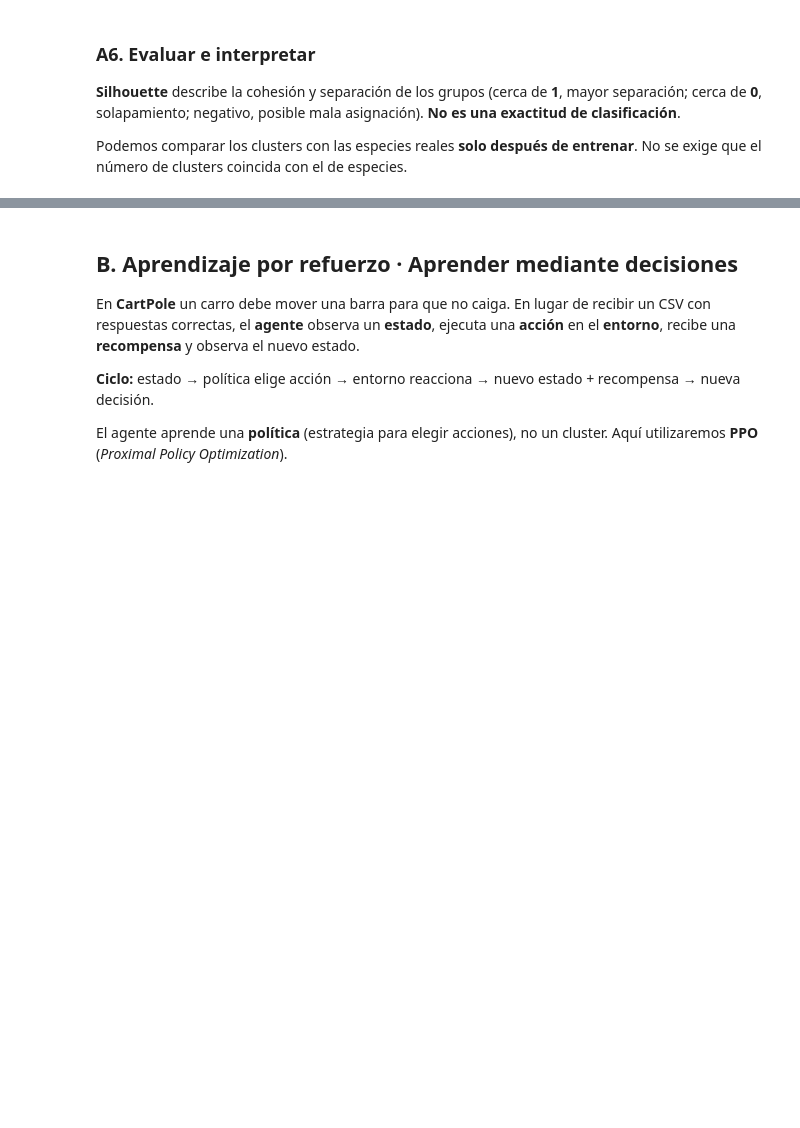
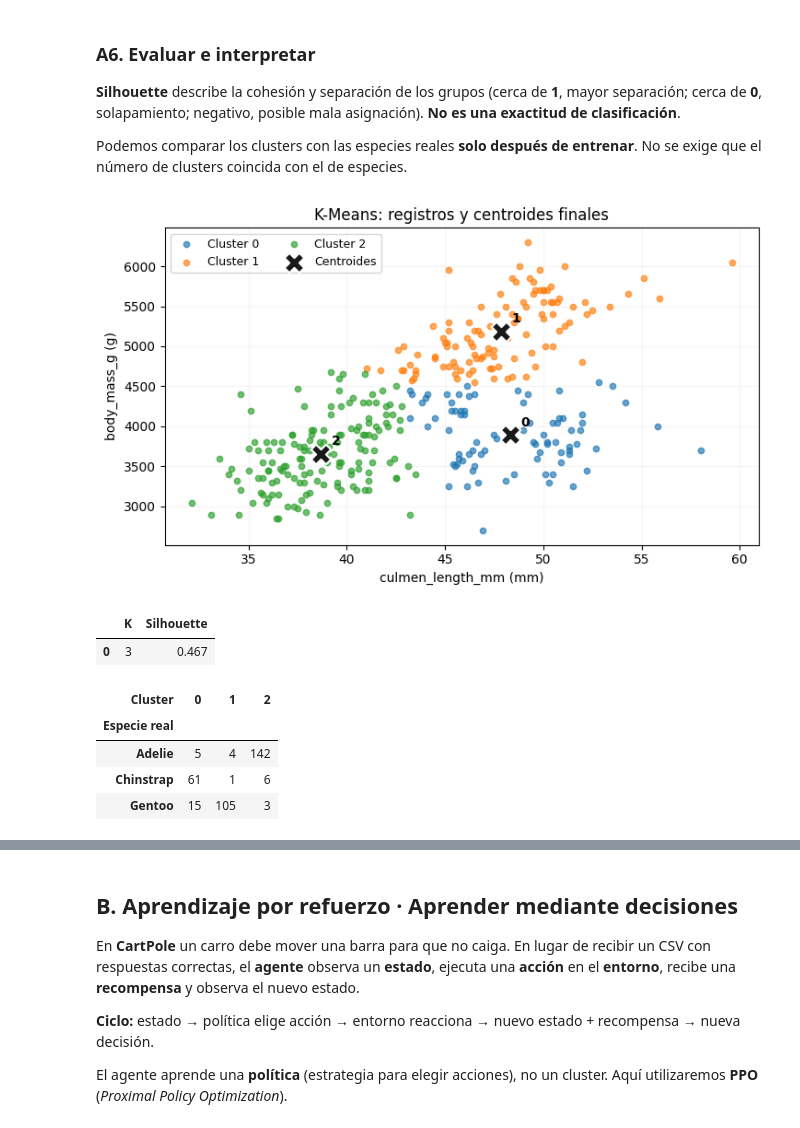
Before and after one commit to Airkrip1/Taller-KMeans-PPO, a Jupyter notebook: Taller_Estudiantes_KMeans_PPO.ipynb, the cells around one changed output, grey strips where cells are left out. Drawn from its saved outputs; the diff is of its cells as text; code cells hidden in the pictures; blank space fills up the shorter version.

```diff
--- a/Taller_Estudiantes_KMeans_PPO.ipynb
+++ b/Taller_Estudiantes_KMeans_PPO.ipynb
@@ -32,7 +39,7 @@ La tabla tiene medidas físicas y columnas descriptivas (`species`, `island`, `s
 
 **Observe:** cuántos registros faltan y qué columnas no deben entrar sin transformación. La especie se reservará para interpretar los resultados después.
 # %%
-columnas = ["culmen_length_mm", ""]  # Complete: agregue body_mass_g como segunda característica
+columnas = ["culmen_length_mm", "body_mass_g"]  # Complete: agregue body_mass_g como segunda característica
 
 display(penguins[columnas].describe().round(1))
 display(penguins[columnas].isna().sum().to_frame("Valores faltantes"))
@@ -48,7 +68,7 @@ Usaremos las dos alternativas como experimento. Pregúntese si perder dos regist
 
 **Prueba ambas estrategias:** cambie la opción, ejecute desde esta celda hasta la evaluación y compare número de registros, centroides y Silhouette.
 # %%
-estrategia = ""  # Complete: elija "eliminar" o "mediana"
+estrategia = "eliminar"  # Complete: elija "eliminar" o "mediana"
 
 if estrategia == "eliminar":
     preparados = penguins.dropna(subset=columnas).copy()
@@ -70,6 +93,6 @@ K-Means calcula **distancias**. El pico se mide en **milímetros** (aprox. 40–
 `StandardScaler()` transforma cada variable a una escala comparable. `fit_transform(X)` **aprende** la media y desviación de `X` y **transforma** esos valores. Guarde el escalador: lo necesitará para nuevos pingüinos.
 # %%
 escalador = StandardScaler()
-X_escalado = escalador.fit_transform(...)  # Complete: introduzca X
+X_escalado = escalador.fit_transform(X)  # Complete: introduzca X
 
 display(pd.DataFrame(X_escalado[:4], columns=columnas).round(2))
@@ -85,7 +114,7 @@ display(pd.DataFrame(X_escalado[:4], columns=columnas).round(2))
 
 **Visualización:** después de entrenar, mueva el control de iteraciones para observar el desplazamiento de los centroides. Es una simulación didáctica con otra inicialización.
 # %%
-k = ...  # Complete: comience con 3 grupos
+k = 3  # Complete: comience con 3 grupos
 modelo = KMeans(n_clusters=k, random_state=42, n_init=10)
 modelo.fit(X_escalado)
 grupos = modelo.labels_
@@ -111,12 +145,21 @@ display(pd.DataFrame({"Largo del pico (mm)": nuevo.iloc[:, 0],
 
 Podemos comparar los clusters con las especies reales **solo después de entrenar**. No se exige que el número de clusters coincida con el de especies.
 # %%
-silueta = silhouette_score(X_escalado, ...)  # Complete: agregue grupos
+silueta = silhouette_score(X_escalado, grupos)  # Complete: agregue grupos
 centros_originales = escalador.inverse_transform(modelo.cluster_centers_)
 
 apoyo_visual.mostrar_clusters(X, grupos, centros_originales, columnas)
 display(pd.DataFrame({"K": [k], "Silhouette": [round(silueta, 3)]}))
 display(pd.crosstab(preparados["species"], grupos, rownames=["Especie real"], colnames=["Cluster"]))
+# %% [output]
+[figure, added]
+|  | K | Silhouette |
+| 0 | 3 | 0.467 |
+| Cluster | 0 | 1 | 2 |
+| Especie real |  |  |  |
+| Adelie | 5 | 4 | 142 |
+| Chinstrap | 61 | 1 | 6 |
+| Gentoo | 15 | 105 | 3 |
 # %% [markdown]
 ### Preguntas A · K-Means
 
```
Also changed, not shown: parts of 17 cells of this notebook.
